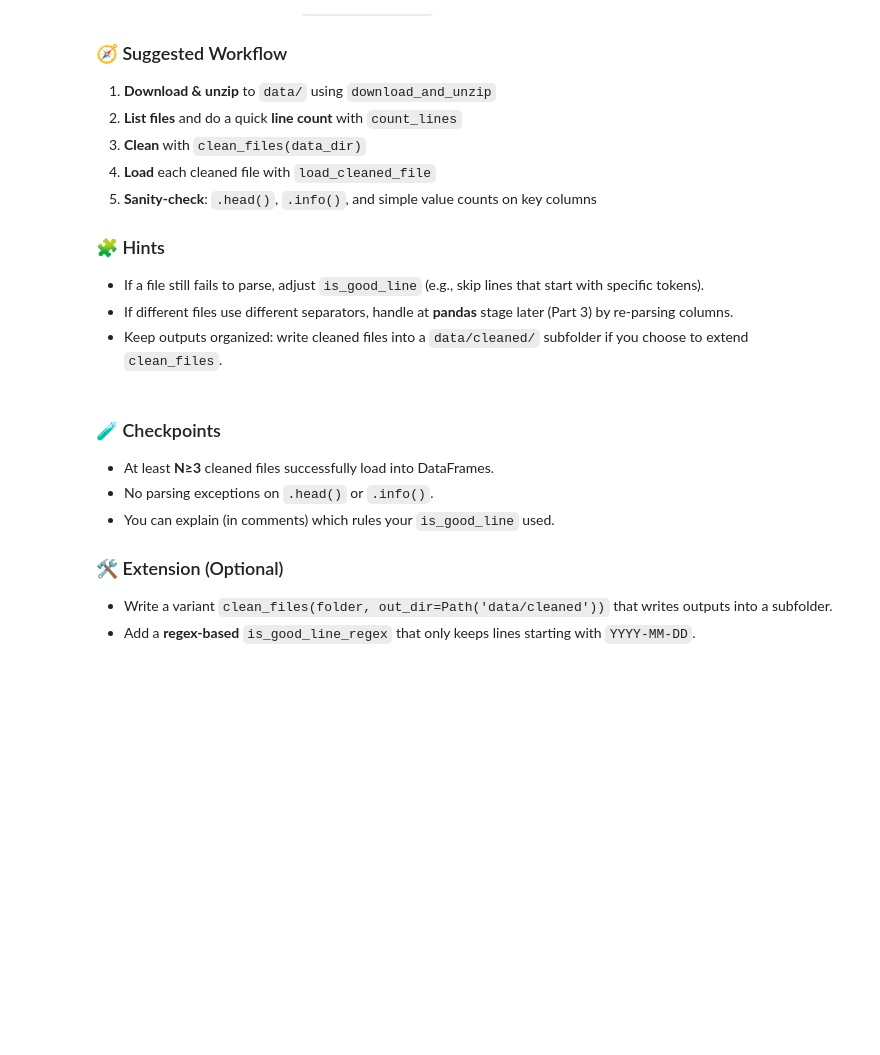
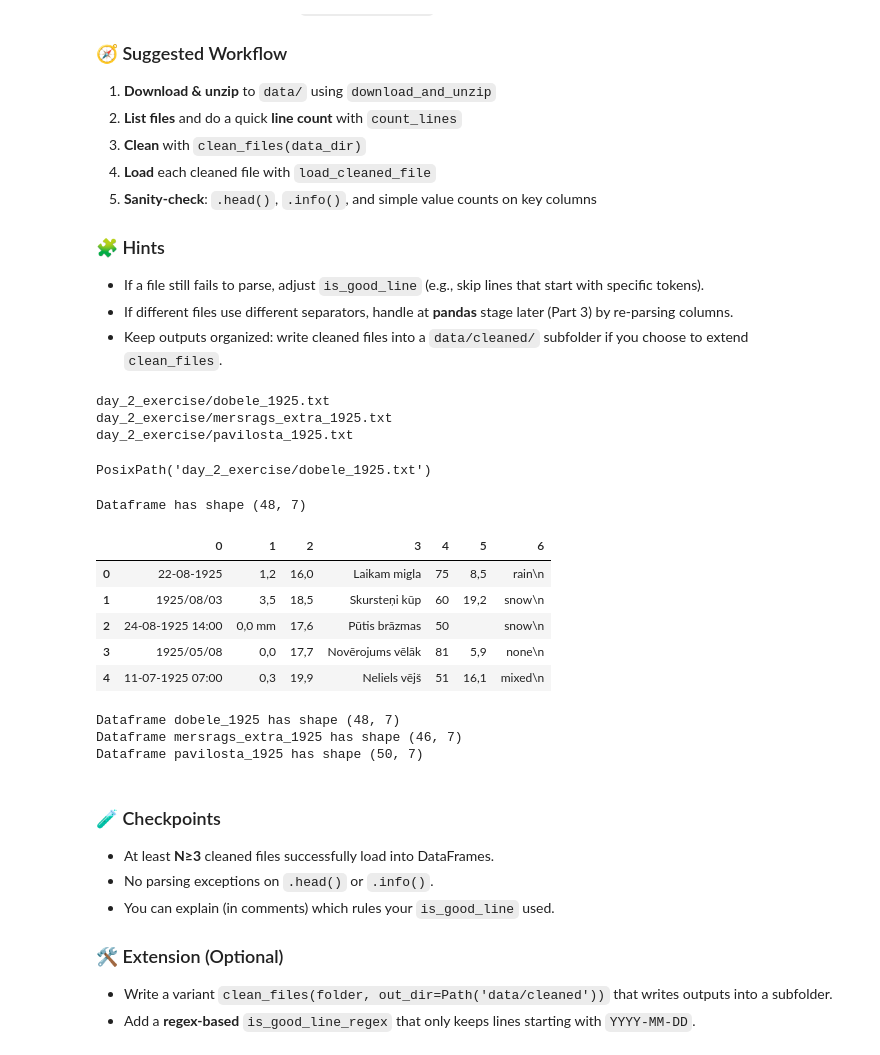
Before and after one commit to ValRCS/RTU_Data_Analysis_Visualization_CPD, a Jupyter notebook: notebooks/day2_data_cleaning_preparation.ipynb, the cells around one changed output. Saved outputs shown, nothing was run; the diff lists cells and outputs as text; code cells hidden in the pictures; blank space fills up the shorter version.

```diff
--- a/notebooks/day2_data_cleaning_preparation.ipynb
+++ b/notebooks/day2_data_cleaning_preparation.ipynb
@@ -641,10 +628,16 @@ Convert multiple extra-messy weather text files into **one cleaned file per sour
 # %%
 # --- SKELETON (students fill in) ---
 EXTRA_URL = 'https://github.com/ValRCS/RTU_Data_Analysis_Visualization_CPD/raw/refs/heads/main/data/latvia_meteo_1925_extra_messy.zip'
-DATA_DIR = Path('data')
+DATA_DIR = Path('day_2_exercise')
 
 # 1) Download & unzip
-# download_and_unzip(EXTRA_URL, DATA_DIR)
+download_and_unzip(EXTRA_URL, DATA_DIR)
+
+# 2) Print contents of DATA DIR
+
+data_files = sorted(DATA_DIR.glob('*.txt'))
+for file_name in data_files: # file_names is just a variable name
+  print(file_name)
 
 # 2) Inspect: list files & counts
 # for p in sorted(DATA_DIR.glob('*.txt')):
@@ -659,3 +652,69 @@ DATA_DIR = Path('data')
 # for p in sorted(DATA_DIR.glob('*.good.txt')):
 #     dfs_extra[p.stem] = load_cleaned_file(p)
 # {k: v.head() for k, v in dfs_extra.items()}
+# %% [output]
+day_2_exercise/dobele_1925.txt
+day_2_exercise/mersrags_extra_1925.txt
+day_2_exercise/pavilosta_1925.txt
+# %%
+# Let us write a function that will take a file path
+# This function will go through file line by line
+# If line with separator_hint= is found we save in sep value the last part of this line after stripping whitespace
+# any other line that starts with hash (#) is ignored
+# all other lines are split using sep value and stored as a list of lists (2d)
+# once all lines are read the 2d list is converted to Dataframe and returned
+def load_messy_file(path: Path | str) -> pd.DataFrame:
+    sep = None
+    lines = [] # empty list
+    # with guarantees closing of file at the end
+    with open(path, 'r', encoding='utf-8', errors='replace') as f:
+        # we loop through file one row at a time
+        for line in f:
+            if line.startswith('# separator_hint='):
+                # extract separator
+                sep = line.split('=')[-1].strip()
+                # add special case TAB -> \t
+                if sep == "TAB":
+                    sep = "\t"
+            if line.startswith("#"): # order is important we check this AFTER hint check
+                continue # we go to next line
+            if sep:
+                # we split the row by separator and add it to our list of lines
+                lines.append(line.split(sep))
+    # Here file is closed - that's good and safe!
+    # all that remains is to create a dataframe from our lines
+    df = pd.DataFrame(lines) # we leave the challenge of creating appropriate names for later
+    return df
+# %%
+# now we should have a nice defined function let us test it on first file
+first_file = data_files[0]
+first_file
+# %% [output]
+PosixPath('day_2_exercise/dobele_1925.txt')
+# %%
+# so lets run the function on first_file
+df = load_messy_file(first_file)
+print(f"Dataframe has shape {df.shape}")
+# head
+df.head()
+# %% [output]
+Dataframe has shape (48, 7)
+|  | 0 | 1 | 2 | 3 | 4 | 5 | 6 |
+| 0 | 22-08-1925 | 1,2 | 16,0 | Laikam migla | 75 | 8,5 | rain\n |
+| 1 | 1925/08/03 | 3,5 | 18,5 | Skursteņi kūp | 60 | 19,2 | snow\n |
+| 2 | 24-08-1925 14:00 | 0,0 mm | 17,6 | Pūtis brāzmas | 50 |  | snow\n |
+| 3 | 1925/05/08 | 0,0 | 17,7 | Novērojums vēlāk | 81 | 5,9 | none\n |
+| 4 | 11-07-1925 07:00 | 0,3 | 19,9 | Neliels vējš | 51 | 16,1 | mixed\n |
+# %%
+# lets check it on all files
+# let's create a dictionary of dataframes with key being file name as string
+dfs_extra = {}
+for p in sorted(DATA_DIR.glob('*.txt')):
+    dfs_extra[p.stem] = load_messy_file(p)
+# print all keys and shapes of dataframes
+for key, value in dfs_extra.items():
+    print(f"Dataframe {key} has shape {value.shape}")
+# %% [output]
+Dataframe dobele_1925 has shape (48, 7)
+Dataframe mersrags_extra_1925 has shape (46, 7)
+Dataframe pavilosta_1925 has shape (50, 7)
```
Also changed, not shown: parts of 5 cells of this notebook.
